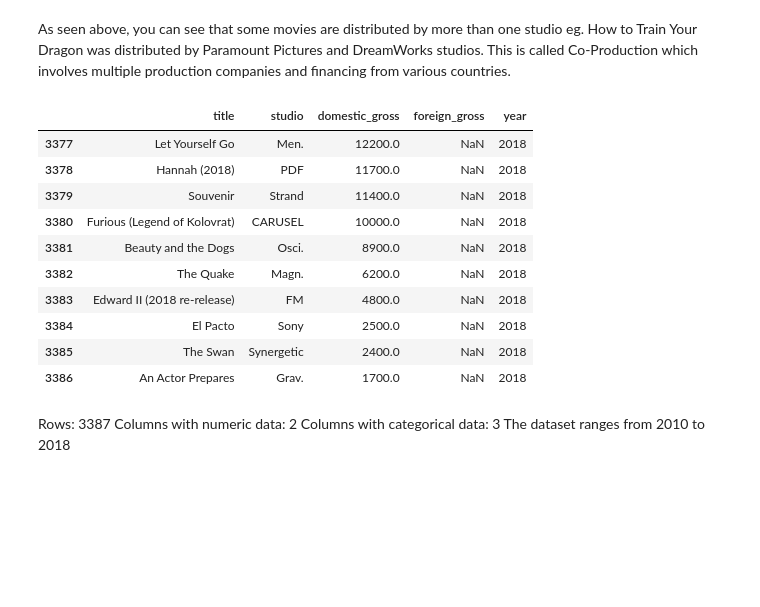
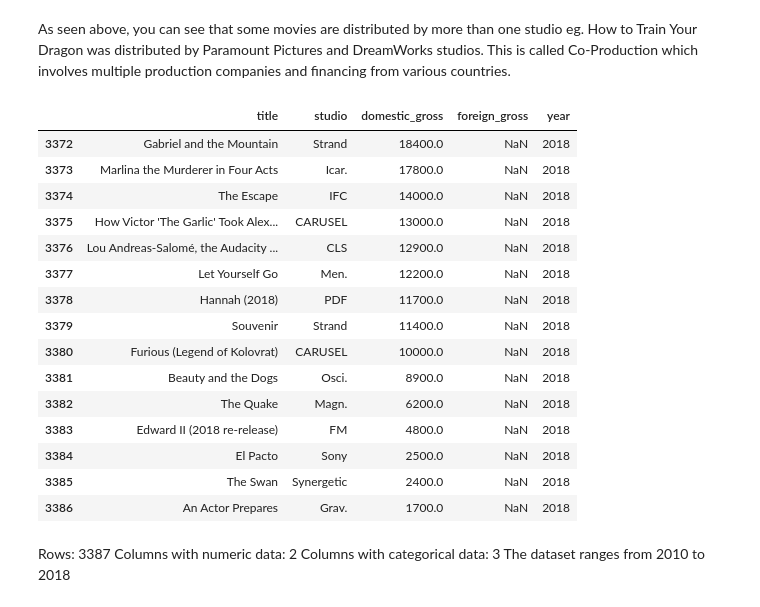
Before and after one commit to JoanWambua/DS_PHASE1_PROJECT-MOVIE-ANALYSIS, a Jupyter notebook: Film Industry Analysis.ipynb, the cells around one changed output. Saved outputs shown, nothing was run; the diff lists cells and outputs as text; code cells hidden in the pictures; blank space fills up the shorter version.

```diff
--- a/Film Industry Analysis.ipynb
+++ b/Film Industry Analysis.ipynb
@@ -50,6 +50,6 @@ Import the gzip tool to unzip our compressed files.
 import pandas as pd
 import gzip
 
-file_path = 'bom.movie_gross.csv.gz'
+file_path = 'zippedData/bom.movie_gross.csv.gz'
 with gzip.open(file_path, 'rb') as file:
     movie_gross_df = pd.read_csv(file)
@@ -72,9 +70,14 @@ movie_gross_df.head(10)
 # %% [markdown]
 As seen above, you can see that some movies are distributed by more than one studio eg. How to Train Your Dragon was distributed by Paramount Pictures and DreamWorks studios. This is called Co-Production which involves multiple production companies and financing from various countries.
 # %%
-movie_gross_df.tail(10)
+movie_gross_df.tail(15)
 # %% [output]
 |  | title | studio | domestic_gross | foreign_gross | year |
+| 3372 | Gabriel and the Mountain | Strand | 18400.0 | NaN | 2018 |
+| 3373 | Marlina the Murderer in Four Acts | Icar. | 17800.0 | NaN | 2018 |
+| 3374 | The Escape | IFC | 14000.0 | NaN | 2018 |
+| 3375 | How Victor 'The Garlic' Took Alex... | CARUSEL | 13000.0 | NaN | 2018 |
+| 3376 | Lou Andreas-Salomé, the Audacity ... | CLS | 12900.0 | NaN | 2018 |
 | 3377 | Let Yourself Go | Men. | 12200.0 | NaN | 2018 |
 | 3378 | Hannah (2018) | PDF | 11700.0 | NaN | 2018 |
 | 3379 | Souvenir | Strand | 11400.0 | NaN | 2018 |
```
Also changed, not shown: parts of 7 cells of this notebook.
